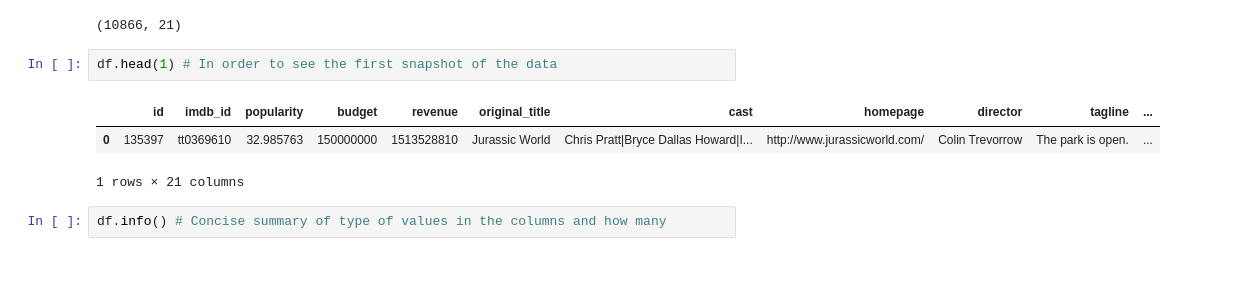
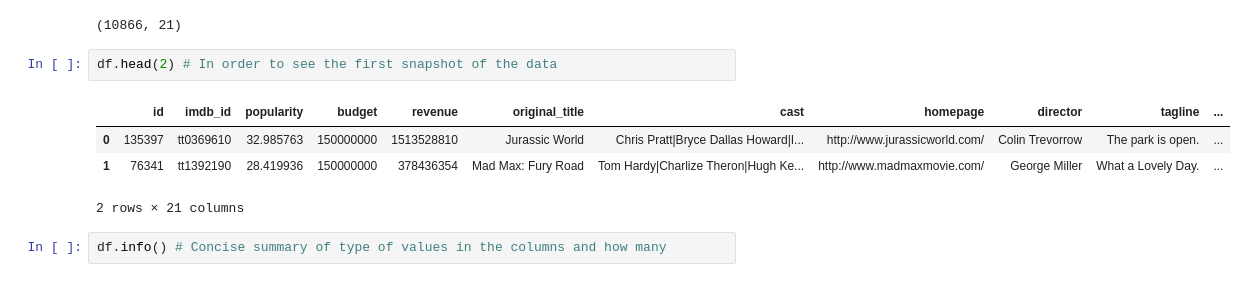
Before and after one commit to IonDragos2003/UdacityDA_Investigate-tMDB, a Jupyter notebook: my_code.ipynb, the cells around one changed output. Saved outputs shown, nothing was run; the diff lists cells and outputs as text.

```diff
--- a/my_code.ipynb
+++ b/my_code.ipynb
@@ -33,11 +33,12 @@ df.shape # 10866 rows by 21 columns
 # %% [output]
 (10866, 21)
 # %%
-df.head(1) # In order to see the first snapshot of the data
+df.head(2) # In order to see the first snapshot of the data
 # %% [output]
 |  | id | imdb_id | popularity | budget | revenue | original_title | cast | homepage | director | tagline | ... |
 | 0 | 135397 | tt0369610 | 32.985763 | 150000000 | 1513528810 | Jurassic World | Chris Pratt|Bryce Dallas Howard|I... | http://www.jurassicworld.com/ | Colin Trevorrow | The park is open. | ... |
+| 1 | 76341 | tt1392190 | 28.419936 | 150000000 | 378436354 | Mad Max: Fury Road | Tom Hardy|Charlize Theron|Hugh Ke... | http://www.madmaxmovie.com/ | George Miller | What a Lovely Day. | ... |
-1 rows × 21 columns
+2 rows × 21 columns
 # %%
 df.info() # Concise summary of type of values in the columns and how many
 # %% [output]
```
Also changed, not shown: parts of 52 cells of this notebook.
